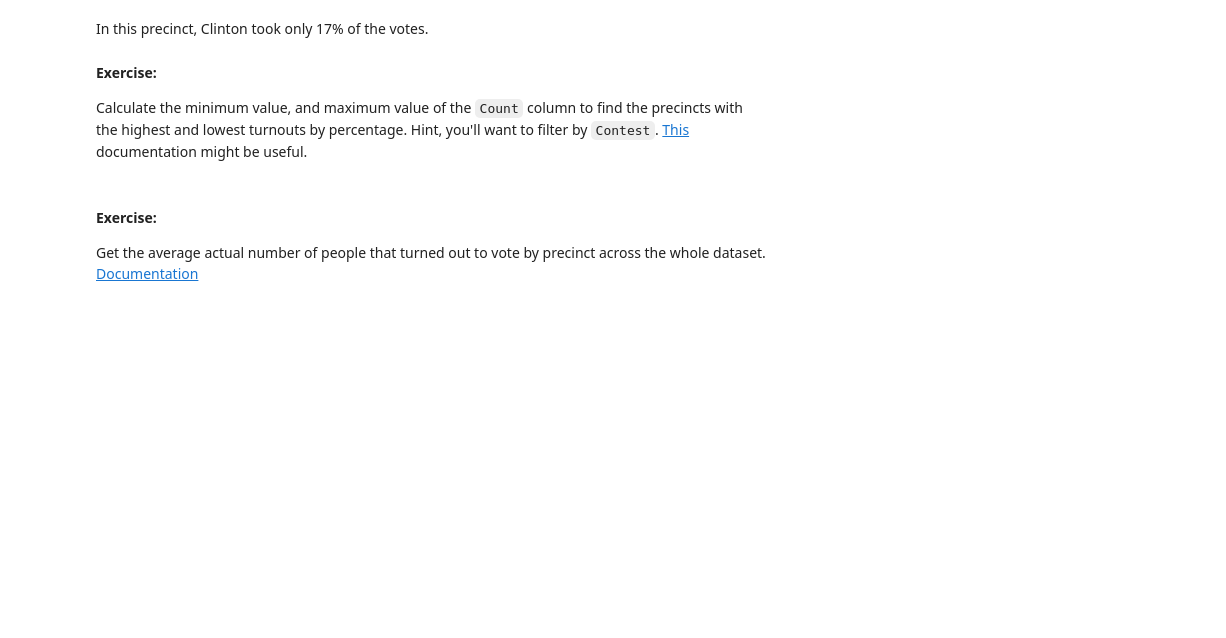
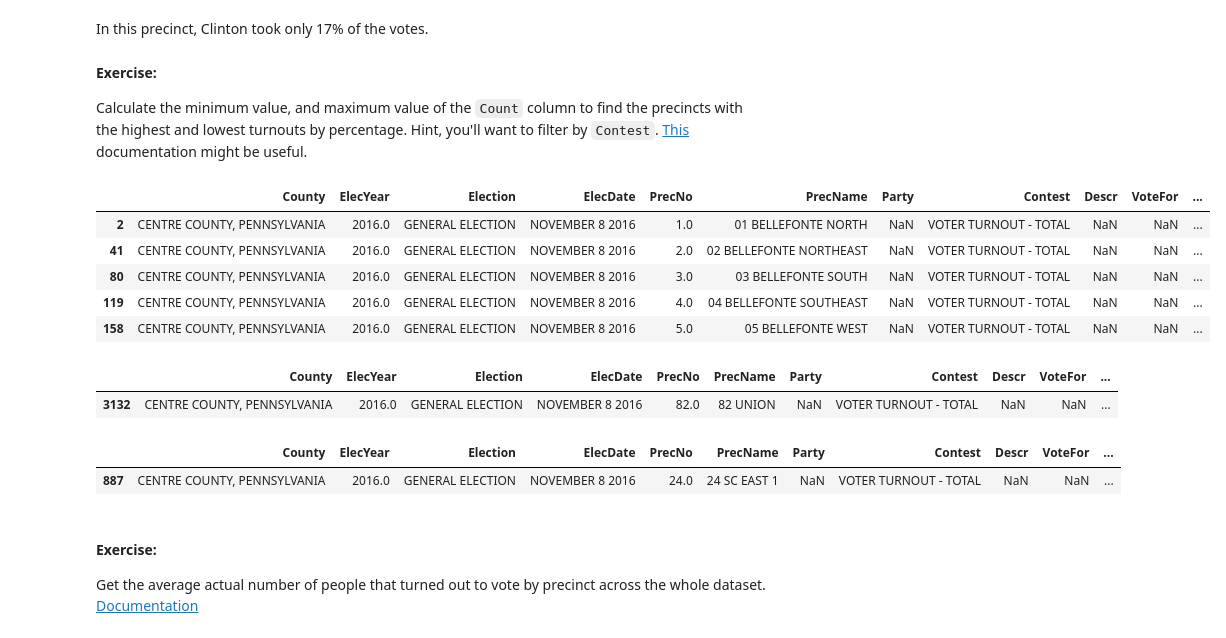
Before and after one commit to marcelaa18/big-data-spring2017, a Jupyter notebook: week3/02. Pandas Introduction.ipynb, the cells around one changed output. Drawn from its saved outputs; the diff is of its cells as text; code cells hidden in the pictures; blank space fills up the shorter version.

```diff
--- a/week3/02. Pandas Introduction.ipynb
+++ b/week3/02. Pandas Introduction.ipynb
@@ -419,6 +419,25 @@ In this precinct, Clinton took only 17% of the votes.
 Calculate the minimum value, and maximum value of the `Count` column to find the precincts with the highest and lowest turnouts by percentage. Hint, you'll want to filter by `Contest`. [This](http://pandas.pydata.org/pandas-docs/stable/generated/pandas.Series.min.html#pandas.Series.min) documentation might be useful.
 # %%
 # Your code here
+df_turnout = df[df['Contest'] == "VOTER TURNOUT - TOTAL"]
+df_turnout.head()
+# %% [output]
+|  | County | ElecYear | Election | ElecDate | PrecNo | PrecName | Party | Contest | Descr | VoteFor | ... |
+| 2 | CENTRE COUNTY, PENNSYLVANIA | 2016.0 | GENERAL ELECTION | NOVEMBER 8 2016 | 1.0 | 01 BELLEFONTE NORTH | NaN | VOTER TURNOUT - TOTAL | NaN | NaN | ... |
+| 41 | CENTRE COUNTY, PENNSYLVANIA | 2016.0 | GENERAL ELECTION | NOVEMBER 8 2016 | 2.0 | 02 BELLEFONTE NORTHEAST | NaN | VOTER TURNOUT - TOTAL | NaN | NaN | ... |
+| 80 | CENTRE COUNTY, PENNSYLVANIA | 2016.0 | GENERAL ELECTION | NOVEMBER 8 2016 | 3.0 | 03 BELLEFONTE SOUTH | NaN | VOTER TURNOUT - TOTAL | NaN | NaN | ... |
+| 119 | CENTRE COUNTY, PENNSYLVANIA | 2016.0 | GENERAL ELECTION | NOVEMBER 8 2016 | 4.0 | 04 BELLEFONTE SOUTHEAST | NaN | VOTER TURNOUT - TOTAL | NaN | NaN | ... |
+| 158 | CENTRE COUNTY, PENNSYLVANIA | 2016.0 | GENERAL ELECTION | NOVEMBER 8 2016 | 5.0 | 05 BELLEFONTE WEST | NaN | VOTER TURNOUT - TOTAL | NaN | NaN | ... |
+# %%
+df_turnout.loc[df['PctCnt'] == df_turnout['PctCnt'].max()]
+# %% [output]
+|  | County | ElecYear | Election | ElecDate | PrecNo | PrecName | Party | Contest | Descr | VoteFor | ... |
+| 3132 | CENTRE COUNTY, PENNSYLVANIA | 2016.0 | GENERAL ELECTION | NOVEMBER 8 2016 | 82.0 | 82 UNION | NaN | VOTER TURNOUT - TOTAL | NaN | NaN | ... |
+# %%
+df_turnout.loc[df['PctCnt'] == df_turnout['PctCnt'].min()]
+# %% [output]
+|  | County | ElecYear | Election | ElecDate | PrecNo | PrecName | Party | Contest | Descr | VoteFor | ... |
+| 887 | CENTRE COUNTY, PENNSYLVANIA | 2016.0 | GENERAL ELECTION | NOVEMBER 8 2016 | 24.0 | 24 SC EAST 1 | NaN | VOTER TURNOUT - TOTAL | NaN | NaN | ... |
 # %% [markdown]
 #### Exercise:
 Get the average actual number of people that turned out to vote by precinct across the whole dataset. [Documentation](http://pandas.pydata.org/pandas-docs/stable/generated/pandas.Series.subtract.html#pandas.Series.subtract)
```
Also changed, not shown: 1 other file.
